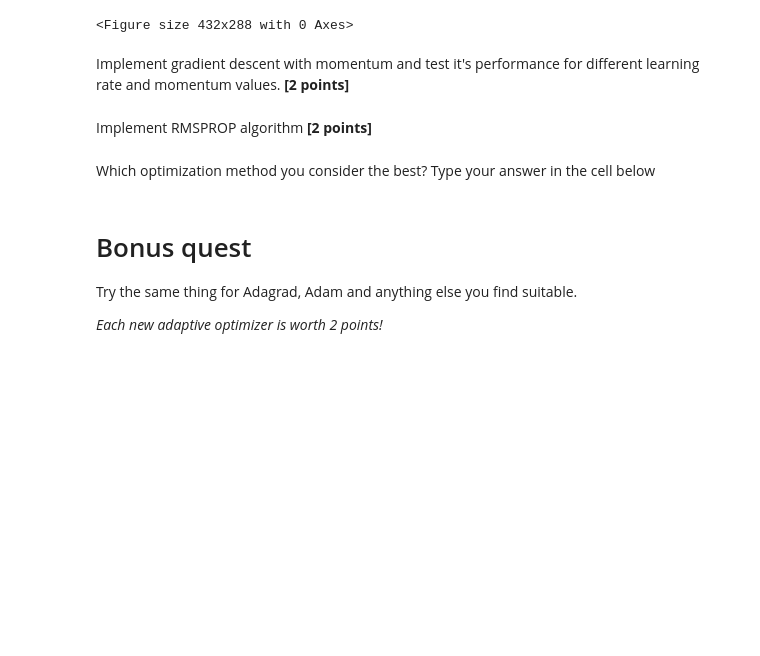
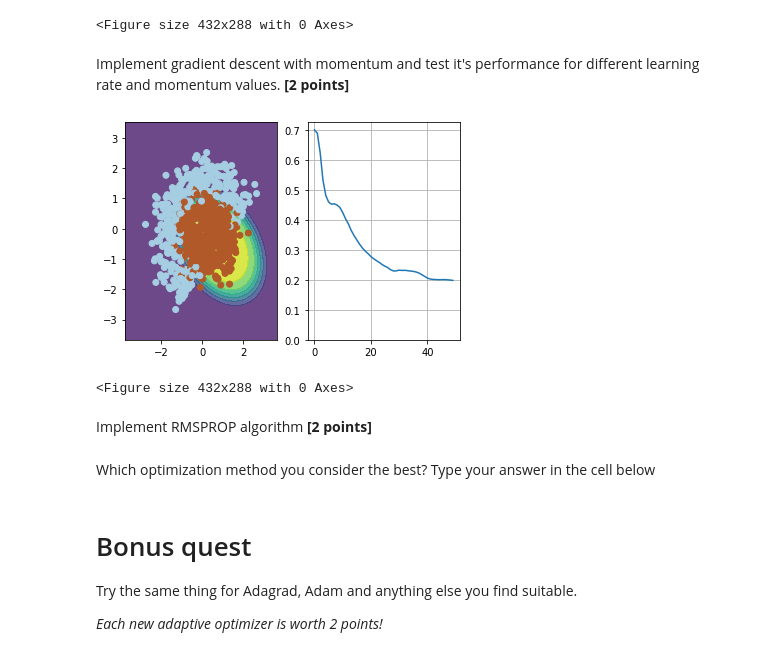
Before and after one commit to Glockii/practical_dl, a Jupyter notebook: week01_backprop/adapdive_sgd/adaptive_sgd.ipynb, the cells around one changed output. Saved outputs shown, nothing was run; the diff lists cells and outputs as text; code cells hidden in the pictures; blank space fills up the shorter version.

Commit message:
add momentum implementation

```diff
--- a/week01_backprop/adapdive_sgd/adaptive_sgd.ipynb
+++ b/week01_backprop/adapdive_sgd/adaptive_sgd.ipynb
@@ -255,22 +255,28 @@ Implement gradient descent with momentum and test it's performance for different
 # %%
 w = np.array([0,0,0,0,0,1])
 
-alpha = 0.0 # learning rate. Please change.
-mu    = 0.0 # momentum. Please change.
+alpha = 0.1 # learning rate. Please change.
+velocity = 0.0 # momentum. Please change.
+ro = 0.9  # velocity smoothing factor
 
 n_iter = 50
 batch_size = 4
 loss = np.zeros(n_iter)
 plt.figure(figsize=(12,5))
 for i in range(n_iter):
     ind = np.random.choice(X.shape[0], batch_size)
     loss[i] = compute_loss(X, y, w)
     visualize(X[ind,:], y[ind], w, loss)
 
-    <update w and anything else here>
+    #<update w and anything else here>
+    velocity = ro*velocity + compute_grad(X[ind,:], y[ind], w)
+    w = w - alpha * velocity
 
 visualize(X, y, w, loss)
 plt.clf()
+# %% [output]
+[figure, added]
+<Figure size 432x288 with 0 Axes>
 # %% [markdown]
 Implement RMSPROP algorithm __[2 points]__
 # %%
```
Also changed, not shown: parts of 8 cells of this notebook.
